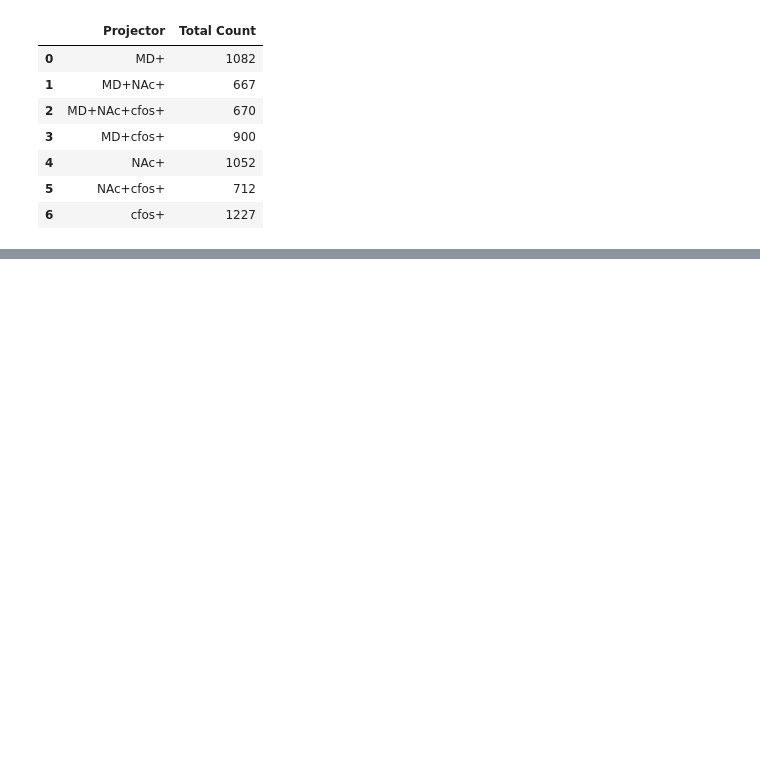
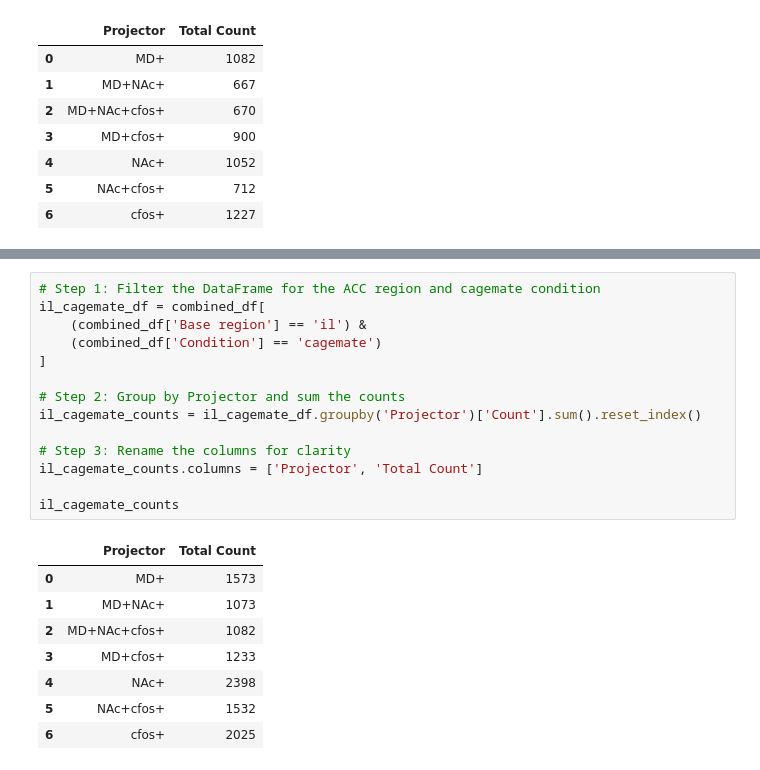
Before and after one commit to tomHep10/diff_fam_social_memory_ephys, a Jupyter notebook: sequioa/Venns_subregions_mpfc.ipynb, the cells around one changed output, grey strips where cells are left out. Drawn from its saved outputs; the diff is of its cells as text; blank space fills up the shorter version.

```diff
--- a/sequioa/Venns_subregions_mpfc.ipynb
+++ b/sequioa/Venns_subregions_mpfc.ipynb
@@ -194,3 +185,26 @@ plt.show()
+# %%
+# Step 1: Filter the DataFrame for the ACC region and cagemate condition
+il_cagemate_df = combined_df[
+    (combined_df['Base region'] == 'il') &
+    (combined_df['Condition'] == 'cagemate')
+]
+
+# Step 2: Group by Projector and sum the counts
+il_cagemate_counts = il_cagemate_df.groupby('Projector')['Count'].sum().reset_index()
+
+# Step 3: Rename the columns for clarity
+il_cagemate_counts.columns = ['Projector', 'Total Count']
+
+il_cagemate_counts
+# %% [output]
+|  | Projector | Total Count |
+| 0 | MD+ | 1573 |
+| 1 | MD+NAc+ | 1073 |
+| 2 | MD+NAc+cfos+ | 1082 |
+| 3 | MD+cfos+ | 1233 |
+| 4 | NAc+ | 2398 |
+| 5 | NAc+cfos+ | 1532 |
+| 6 | cfos+ | 2025 |
 # %%
 # Step 1: Filter the DataFrame for the ACC region and 10 min fam condition
 acc_10minfam_df = combined_df[
```
Also changed, not shown: parts of 11 cells of this notebook, 2 other files.
